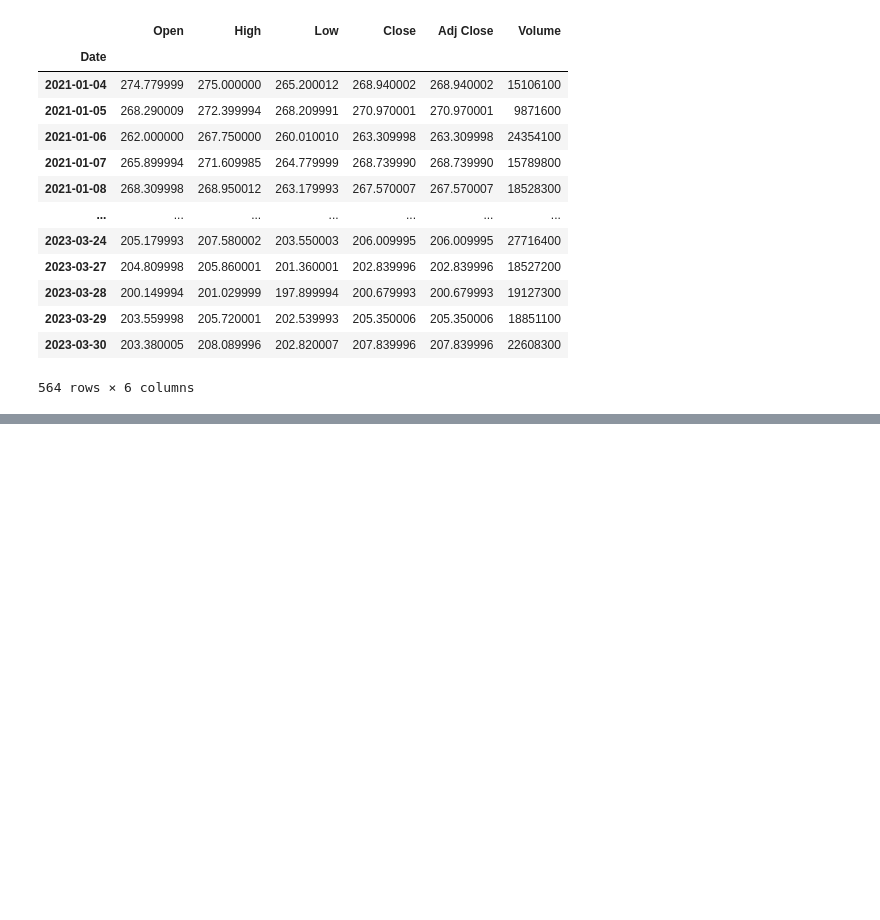
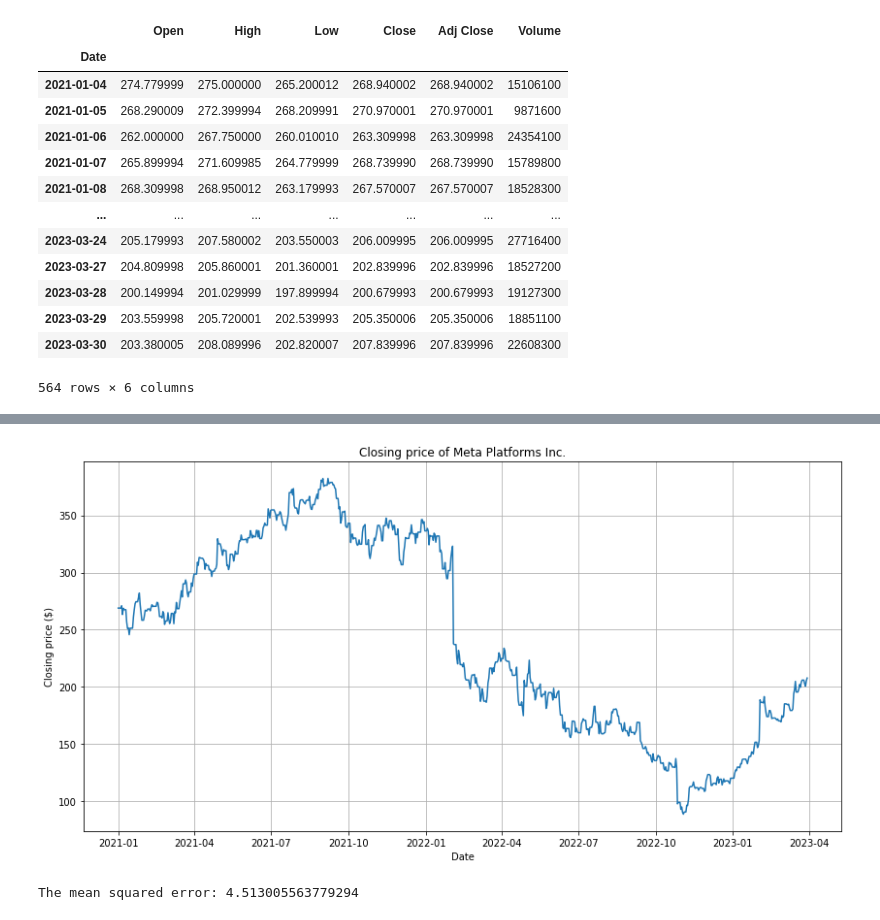
Before and after one commit to haneujeen/insider-trade-analysis, a Jupyter notebook: 2021q1_to_2023q1.ipynb, the cells around one changed output, grey strips where cells are left out. Cells and saved outputs as stored; diff of their text form; code cells hidden in the pictures; blank space fills up the shorter version.

```diff
--- a/2021q1_to_2023q1.ipynb
+++ b/2021q1_to_2023q1.ipynb
@@ -769,0 +737,5 @@ will be the target.
+# %%
+fb_date.fillna(method='ffill', inplace=True)
+fb_date.fillna(method='bfill', inplace=True)
+
+fb_date
@@ -769,0 +756,4 @@ will be the target.
+# %%
+fb_data = pd.merge(fb_trans_date, fb_date, how='left', left_index=True, right_index=True)
+
+fb_data
@@ -769,0 +774,12 @@ will be the target.
+# %%
+import matplotlib.pyplot as plt
+
+plt.figure(figsize=(14,7))
+plt.plot(fb_data['Close'])
+plt.title('Closing price of Meta Platforms, Inc.')
+plt.xlabel('Date')
+plt.ylabel('Closing price ($)')
+plt.grid(True)
+plt.show()
+# %% [output]
+[figure, added]
@@ -769,0 +805,15 @@ will be the target.
+# %%
+from sklearn.linear_model import LinearRegression
+
+model = LinearRegression()
+
+model.fit(X_train_scaled, y_train)
+
+y_pred = model.predict(X_test_scaled)
+
+from sklearn.metrics import mean_squared_error
+
+mse = mean_squared_error(y_test, y_pred)
+print('The mean squared error:', mse)
+# %% [output]
+The mean squared error: 4.513005563779294
```
Also changed, not shown: parts of 17 cells of this notebook, 1 other file.
